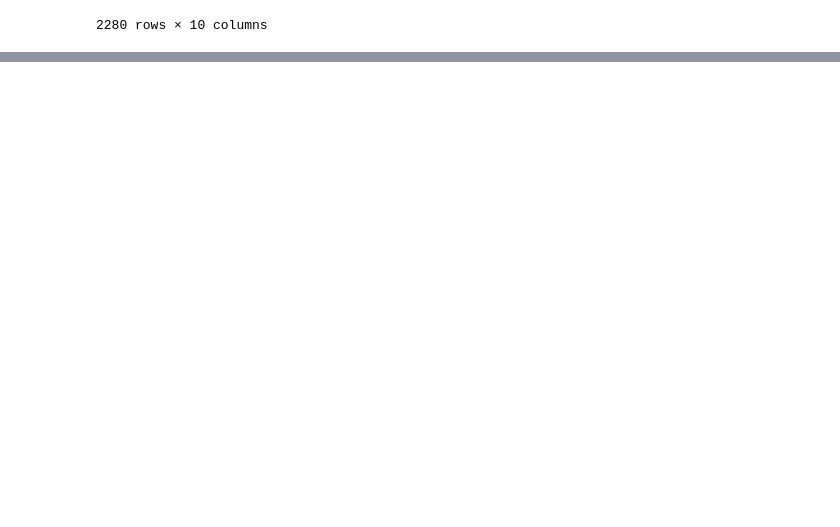
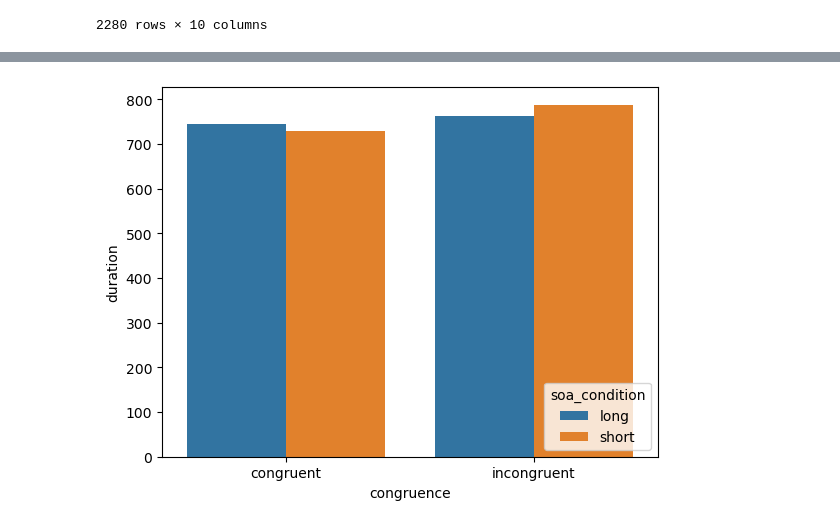
Before and after one commit to ethanweed/ExPsyLing, a Jupyter notebook: experiments/masked_prime/scripts/data-inspection.ipynb, the cells around one changed output, grey strips where cells are left out. Cells and saved outputs as stored; diff of their text form; code cells hidden in the pictures; blank space fills up the shorter version.

```diff
--- a/experiments/masked_prime/scripts/data-inspection.ipynb
+++ b/experiments/masked_prime/scripts/data-inspection.ipynb
@@ -87,5 +115,7 @@ df_e
 # %%
 import seaborn as sns
 # %%
-#ax = sns.barplot(data = df_e, x = 'soa_condition', y = 'duration', hue = 'congruence')
-#sns.move_legend(ax, "lower right")
+ax = sns.barplot(data = df_grouped, x = 'congruence', y = 'duration', hue = 'soa_condition')
+sns.move_legend(ax, "lower right")
+# %% [output]
+[figure, added]
```
Also changed, not shown: parts of 9 cells of this notebook, 1 other file.
